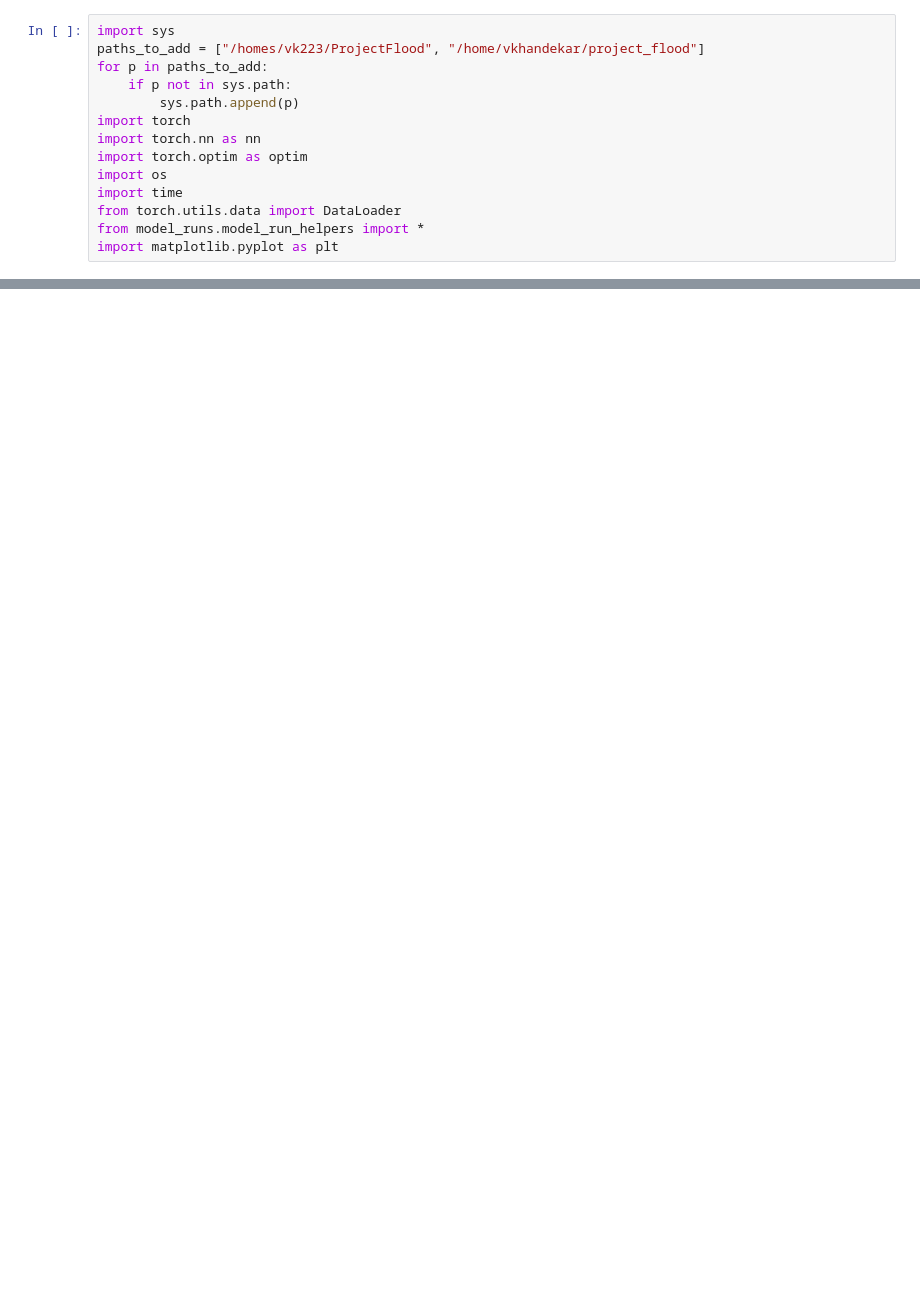
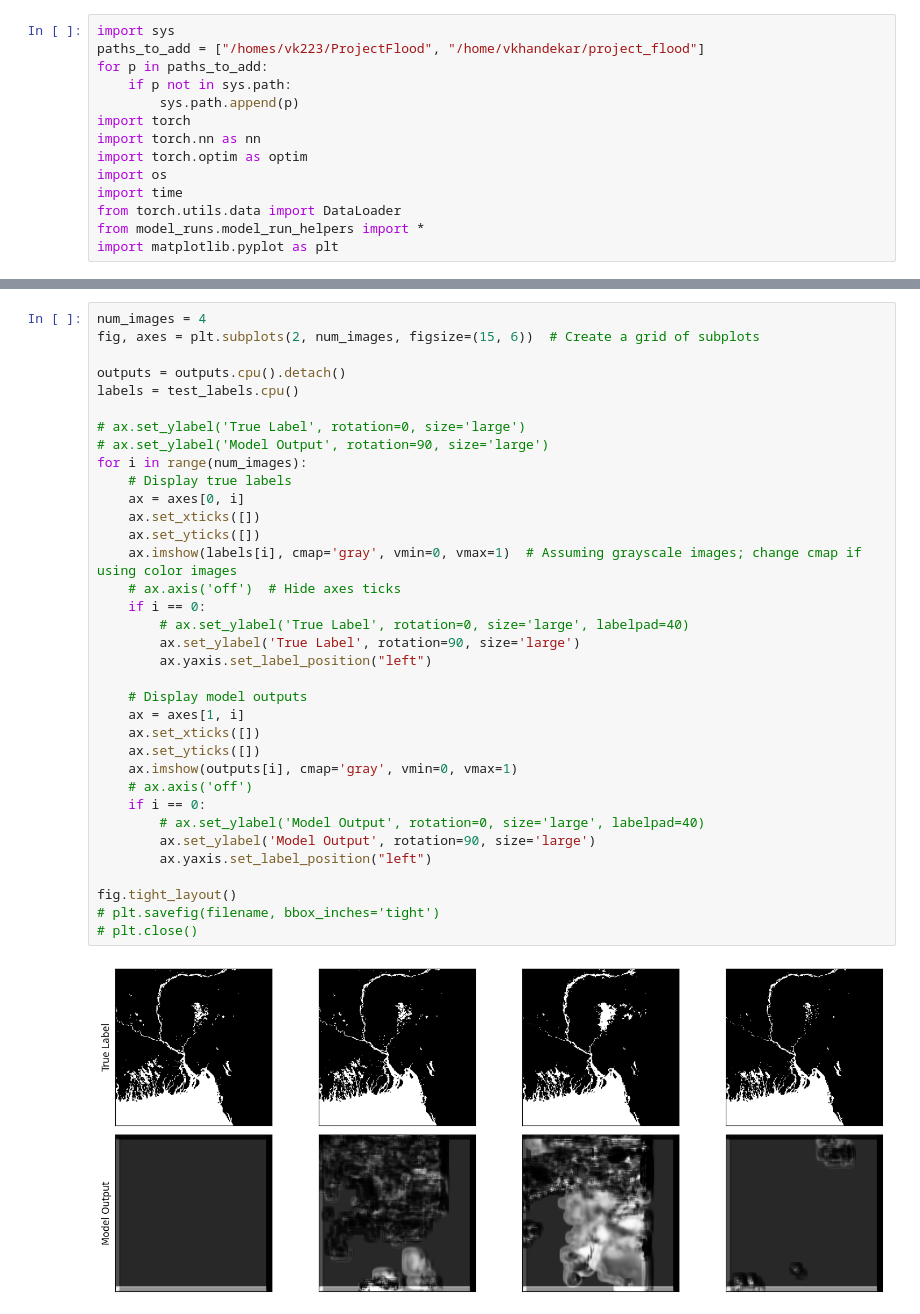
Before and after one commit to VarunKhandekar/ProjectFlood, a Jupyter notebook: visualisations/truth_vs_predictions.ipynb, the cells around one changed output, grey strips where cells are left out. Cells and saved outputs as stored; diff of their text form; blank space fills up the shorter version.

Commit message:
more model runs

```diff
--- a/visualisations/truth_vs_predictions.ipynb
+++ b/visualisations/truth_vs_predictions.ipynb
@@ -74,0 +76,37 @@ Max Logit: 0.6638975739479065, Min Logit: 0.008000273257493973, Mode: ModeResult
+# %%
+num_images = 4
+fig, axes = plt.subplots(2, num_images, figsize=(15, 6))  # Create a grid of subplots
+
+outputs = outputs.cpu().detach()
+labels = test_labels.cpu()
+
+# ax.set_ylabel('True Label', rotation=0, size='large')
+# ax.set_ylabel('Model Output', rotation=90, size='large')
+for i in range(num_images):
+    # Display true labels
+    ax = axes[0, i]
+    ax.set_xticks([])
+    ax.set_yticks([])
+    ax.imshow(labels[i], cmap='gray', vmin=0, vmax=1)  # Assuming grayscale images; change cmap if using color images
+    # ax.axis('off')  # Hide axes ticks
+    if i == 0:
+        # ax.set_ylabel('True Label', rotation=0, size='large', labelpad=40)
+        ax.set_ylabel('True Label', rotation=90, size='large')
+        ax.yaxis.set_label_position("left")
+
+    # Display model outputs
+    ax = axes[1, i]
+    ax.set_xticks([])
+    ax.set_yticks([])
+    ax.imshow(outputs[i], cmap='gray', vmin=0, vmax=1)
+    # ax.axis('off')
+    if i == 0:
+        # ax.set_ylabel('Model Output', rotation=0, size='large', labelpad=40)
+        ax.set_ylabel('Model Output', rotation=90, size='large')
+        ax.yaxis.set_label_position("left")
+
+fig.tight_layout()
+# plt.savefig(filename, bbox_inches='tight')
+# plt.close()
+# %% [output]
+[figure, added]
```
Also changed, not shown: parts of 5 cells of this notebook, 30 other files.
